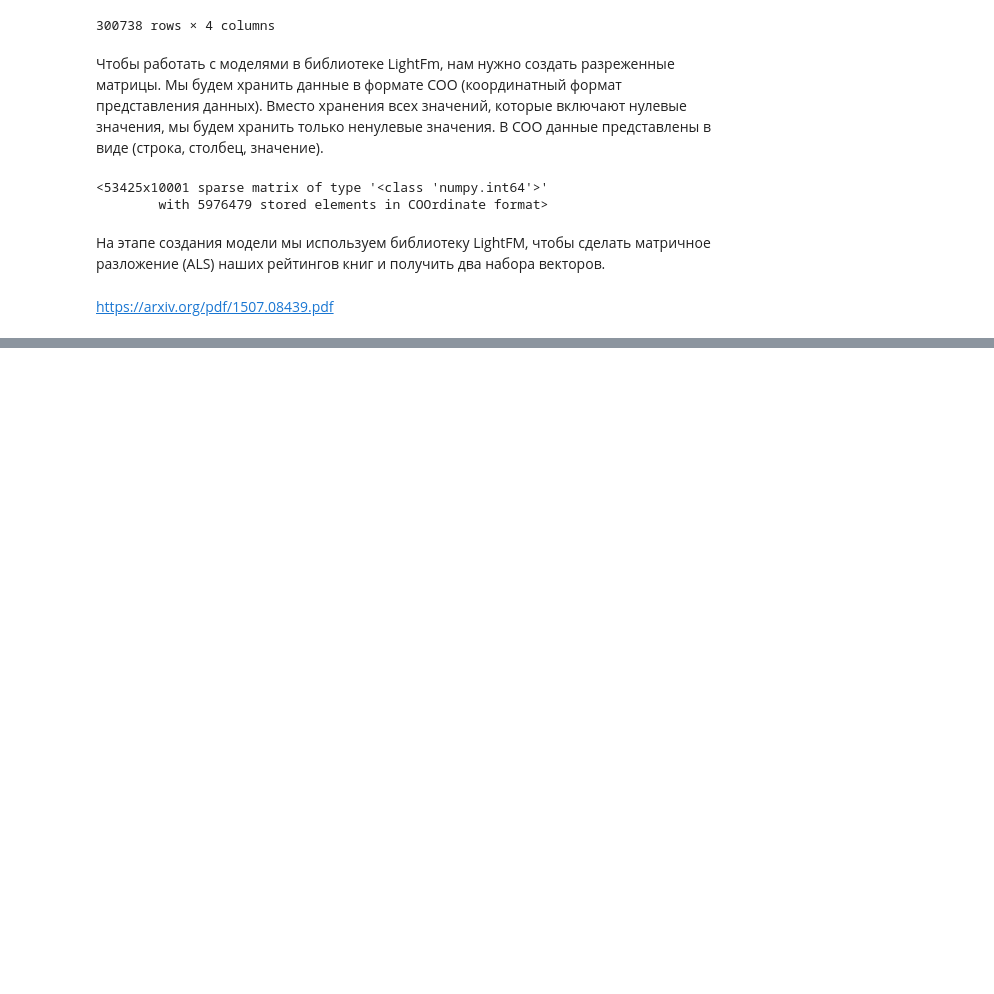
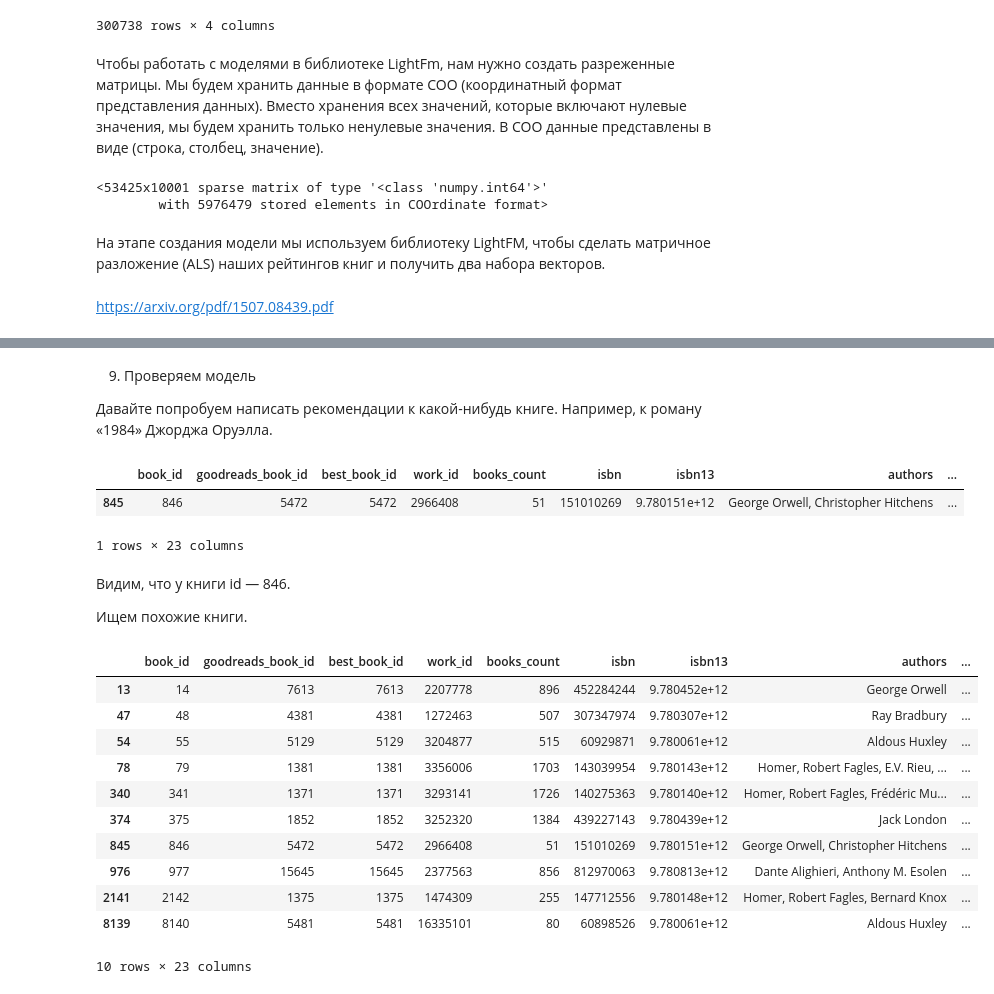
Before and after one commit to AndreyPravdivtsev/SkillFactory-DataScience, a Jupyter notebook: module_7/Recommend.ipynb, the cells around one changed output, grey strips where cells are left out. Drawn from its saved outputs; the diff is of its cells as text; code cells hidden in the pictures; blank space fills up the shorter version.

```diff
--- a/module_7/Recommend.ipynb
+++ b/module_7/Recommend.ipynb
@@ -222,0 +117,4 @@ https://arxiv.org/pdf/1507.08439.pdf
+# %%
+# load the model from disk
+filename = 'model0.sav'
+model = pickle.load(open(filename, 'rb'))
@@ -222,0 +145,4 @@ https://arxiv.org/pdf/1507.08439.pdf
+# %%
+# Достаём эбмеддинги
+
+item_biases, item_embeddings = model.get_item_representations(features=feature_ratings)
@@ -222,0 +161,46 @@ https://arxiv.org/pdf/1507.08439.pdf
+# %%
+import nmslib
+
+#Создаём наш граф для поиска
+nms_idx = nmslib.init(method='hnsw', space='cosinesimil')
+
+#Начинаем добавлять наши книги в граф
+nms_idx.addDataPointBatch(item_embeddings)
+nms_idx.createIndex(print_progress=True)
+# %%
+#Вспомогательная функция для поиска по графу
+def nearest_books_nms(book_id, index, n=10):
+    nn = index.knnQuery(item_embeddings[book_id], k=n)
+    return nn
+# %% [markdown]
+9. Проверяем модель
+
+Давайте попробуем написать рекомендации к какой-нибудь книге. Например, к роману «1984» Джорджа Оруэлла.
+# %%
+books[books.original_title.str.find('1984')>=0].head(2)
+# %% [output]
+|  | book_id | goodreads_book_id | best_book_id | work_id | books_count | isbn | isbn13 | authors | ... |
+| 845 | 846 | 5472 | 5472 | 2966408 | 51 | 151010269 | 9.780151e+12 | George Orwell, Christopher Hitchens | ... |
+1 rows × 23 columns
+# %% [markdown]
+Видим, что у книги id — 846.
+
+Ищем похожие книги.
+# %%
+nbm = nearest_books_nms(846,nms_idx)[0]
+
+#Выводим похожие книги.
+books[books.book_id.isin(nbm)]
+# %% [output]
+|  | book_id | goodreads_book_id | best_book_id | work_id | books_count | isbn | isbn13 | authors | ... |
+| 13 | 14 | 7613 | 7613 | 2207778 | 896 | 452284244 | 9.780452e+12 | George Orwell | ... |
+| 47 | 48 | 4381 | 4381 | 1272463 | 507 | 307347974 | 9.780307e+12 | Ray Bradbury | ... |
+| 54 | 55 | 5129 | 5129 | 3204877 | 515 | 60929871 | 9.780061e+12 | Aldous Huxley | ... |
+| 78 | 79 | 1381 | 1381 | 3356006 | 1703 | 143039954 | 9.780143e+12 | Homer, Robert Fagles, E.V. Rieu, ... | ... |
+| 340 | 341 | 1371 | 1371 | 3293141 | 1726 | 140275363 | 9.780140e+12 | Homer, Robert Fagles, Frédéric Mu... | ... |
+| 374 | 375 | 1852 | 1852 | 3252320 | 1384 | 439227143 | 9.780439e+12 | Jack London | ... |
+| 845 | 846 | 5472 | 5472 | 2966408 | 51 | 151010269 | 9.780151e+12 | George Orwell, Christopher Hitchens | ... |
+| 976 | 977 | 15645 | 15645 | 2377563 | 856 | 812970063 | 9.780813e+12 | Dante Alighieri, Anthony M. Esolen | ... |
+| 2141 | 2142 | 1375 | 1375 | 1474309 | 255 | 147712556 | 9.780148e+12 | Homer, Robert Fagles, Bernard Knox | ... |
+| 8139 | 8140 | 5481 | 5481 | 16335101 | 80 | 60898526 | 9.780061e+12 | Aldous Huxley | ... |
+10 rows × 23 columns
```
Also changed, not shown: parts of 30 cells of this notebook, 8 other files.
